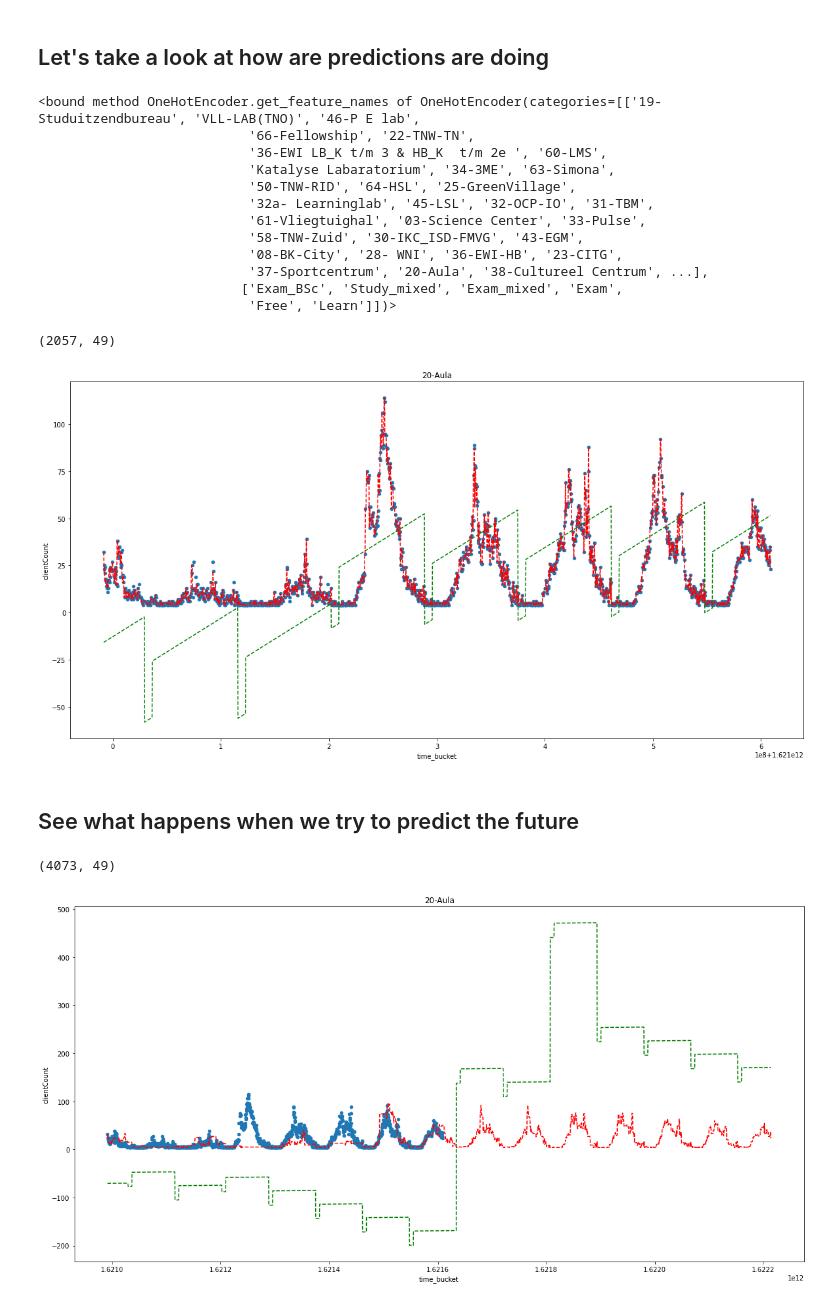
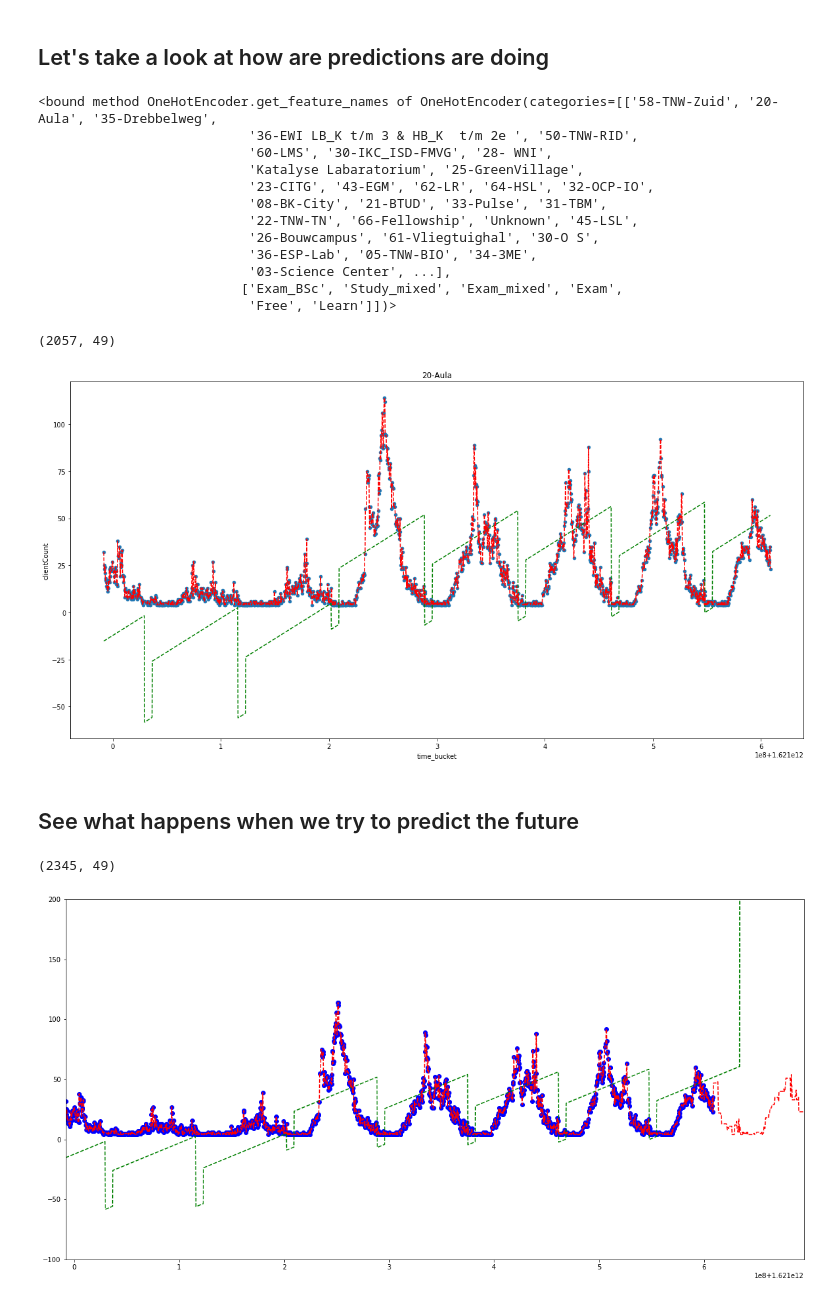
Before and after one commit to sebranchett/wifi_blog, a Jupyter notebook: smaller_to_check.ipynb, the cells around one changed output. Cells and saved outputs as stored; diff of their text form; code cells hidden in the pictures.

```diff
--- a/smaller_to_check.ipynb
+++ b/smaller_to_check.ipynb
@@ -302,7 +302,7 @@ some_labels = crowd_labels[:5]
 some_data_extra_attribs = crowd_attributes.transform(some_data)
 print(some_data_extra_attribs)
 
-some_data_prepared = full_pipeline.fit_transform(some_data_extra_attribs)  # this gives a sparse matrix!
+some_data_prepared = full_pipeline.transform(some_data_extra_attribs)  # this gives a sparse matrix!
 print(some_data_prepared)
 print(some_data_prepared.shape)
 # %% [output]
@@ -376,18 +376,19 @@ Labels: [15, 1, 101, 12, 16]
 # %% [markdown]
 ## Let's take a look at how are predictions are doing
 # %%
+aula = strat_train_set.loc[strat_train_set["building"] == "20-Aula"]
 print(cat_pipeline.named_steps['one_hot'].get_feature_names)
 # %% [output]
-<bound method OneHotEncoder.get_feature_names of OneHotEncoder(categories=[['19-Studuitzendbureau', 'VLL-LAB(TNO)', '46-P E lab',
-                           '66-Fellowship', '22-TNW-TN',
-                           '36-EWI LB_K t/m 3 & HB_K  t/m 2e ', '60-LMS',
-                           'Katalyse Labaratorium', '34-3ME', '63-Simona',
-                           '50-TNW-RID', '64-HSL', '25-GreenVillage',
-                           '32a- Learninglab', '45-LSL', '32-OCP-IO', '31-TBM',
-                           '61-Vliegtuighal', '03-Science Center', '33-Pulse',
-                           '58-TNW-Zuid', '30-IKC_ISD-FMVG', '43-EGM',
-                           '08-BK-City', '28- WNI', '36-EWI-HB', '23-CITG',
-                           '37-Sportcentrum', '20-Aula', '38-Cultureel Centrum', ...],
+<bound method OneHotEncoder.get_feature_names of OneHotEncoder(categories=[['58-TNW-Zuid', '20-Aula', '35-Drebbelweg',
+                           '36-EWI LB_K t/m 3 & HB_K  t/m 2e ', '50-TNW-RID',
+                           '60-LMS', '30-IKC_ISD-FMVG', '28- WNI',
+                           'Katalyse Labaratorium', '25-GreenVillage',
+                           '23-CITG', '43-EGM', '62-LR', '64-HSL', '32-OCP-IO',
+                           '08-BK-City', '21-BTUD', '33-Pulse', '31-TBM',
+                           '22-TNW-TN', '66-Fellowship', 'Unknown', '45-LSL',
+                           '26-Bouwcampus', '61-Vliegtuighal', '30-O S',
+                           '36-ESP-Lab', '05-TNW-BIO', '34-3ME',
+                           '03-Science Center', ...],
                           ['Exam_BSc', 'Study_mixed', 'Exam_mixed', 'Exam',
                            'Free', 'Learn']])>
 # %%
@@ -399,7 +400,7 @@ test["time_bucket"] = times
 test["building"] = "20-Aula"
 
 test_extra_attribs = crowd_attributes.transform(test)
-test_prepared = full_pipeline.fit_transform(test_extra_attribs)
+test_prepared = full_pipeline.transform(test_extra_attribs)
 print(test_prepared.shape)
 # %% [output]
 (2057, 49)
@@ -412,29 +413,32 @@ strat_train_set.loc[strat_train_set["building"] == "20-Aula"].plot(kind="scatter
 plt.plot(xes, lin_preds, 'g--', xes, tree_preds, 'r--')
 plt.show()
 # %% [output]
-[figure, old version]
+[figure, new version]
 # %% [markdown]
 ## See what happens when we try to predict the future
 # %%
 first_time_stamp = all_data["time_bucket"].min()
 last_time_stamp = all_data["time_bucket"].max()
 
-extra_days = 7
-times = list(range(first_time_stamp, last_time_stamp + extra_days*86400000 + 300000, 300000))
+extra_days = 1
+latest_time_stamp = last_time_stamp + extra_days*86400000 + 300000
+times = list(range(first_time_stamp, latest_time_stamp, 300000))
 
 test = pd.DataFrame()
 test["time_bucket"] = times
 test["building"] = "20-Aula"
 
 test_extra_attribs = crowd_attributes.transform(test)
-test_prepared = full_pipeline.fit_transform(test_extra_attribs)
+test_prepared = full_pipeline.transform(test_extra_attribs)
 print(test_prepared.shape)
 
 lin_preds = lin_reg.predict(test_prepared)
 tree_preds = tree_reg.predict(test_prepared)
-strat_train_set.loc[strat_train_set["building"] == "20-Aula"].plot(kind="scatter", x="time_bucket", y="clientCount", figsize=(20,10)).set_title("20-Aula")
-plt.plot(times, lin_preds, 'g--', times, tree_preds, 'r--')
+
+plt.figure(figsize=(20,10))
+plt.axis([first_time_stamp, latest_time_stamp, -100, 200])
+plt.plot(aula["time_bucket"], aula["clientCount"], 'bo', times, lin_preds, 'g--', times, tree_preds, 'r--')
 plt.show()
 # %% [output]
-(4073, 49)
+(2345, 49)
-[figure, old version]
+[figure, new version]
```
Also changed, not shown: parts of 10 cells of this notebook.
